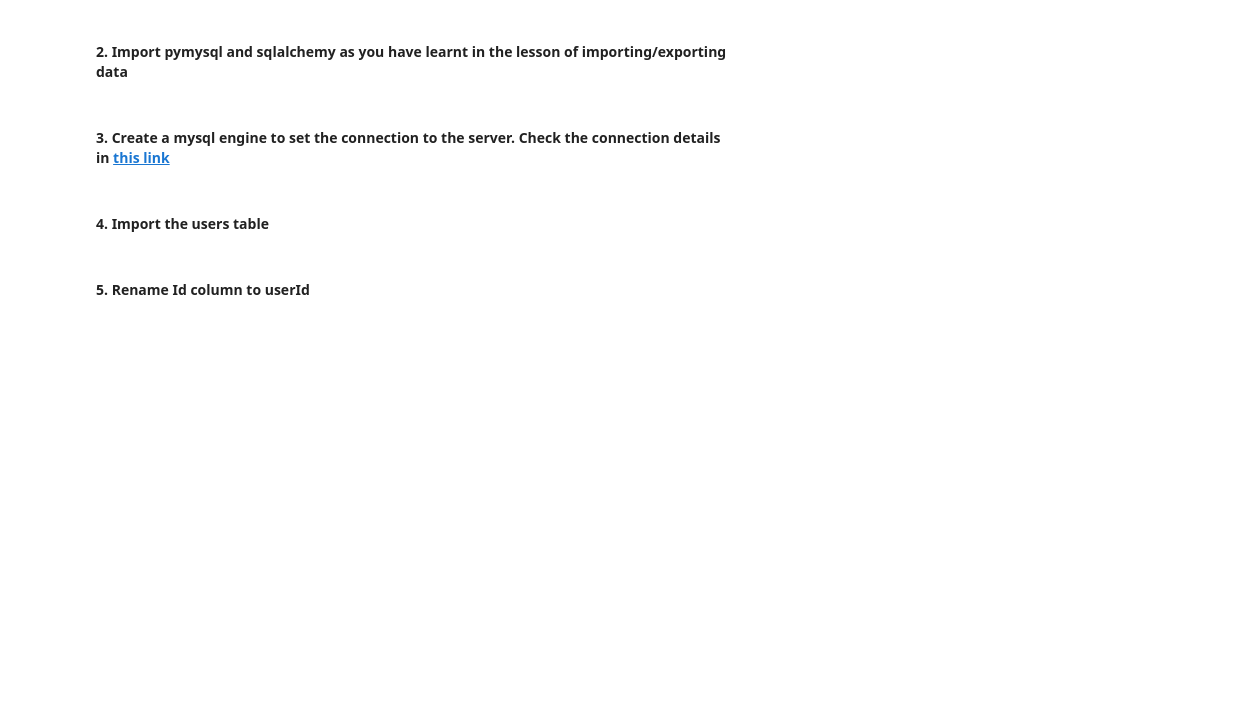
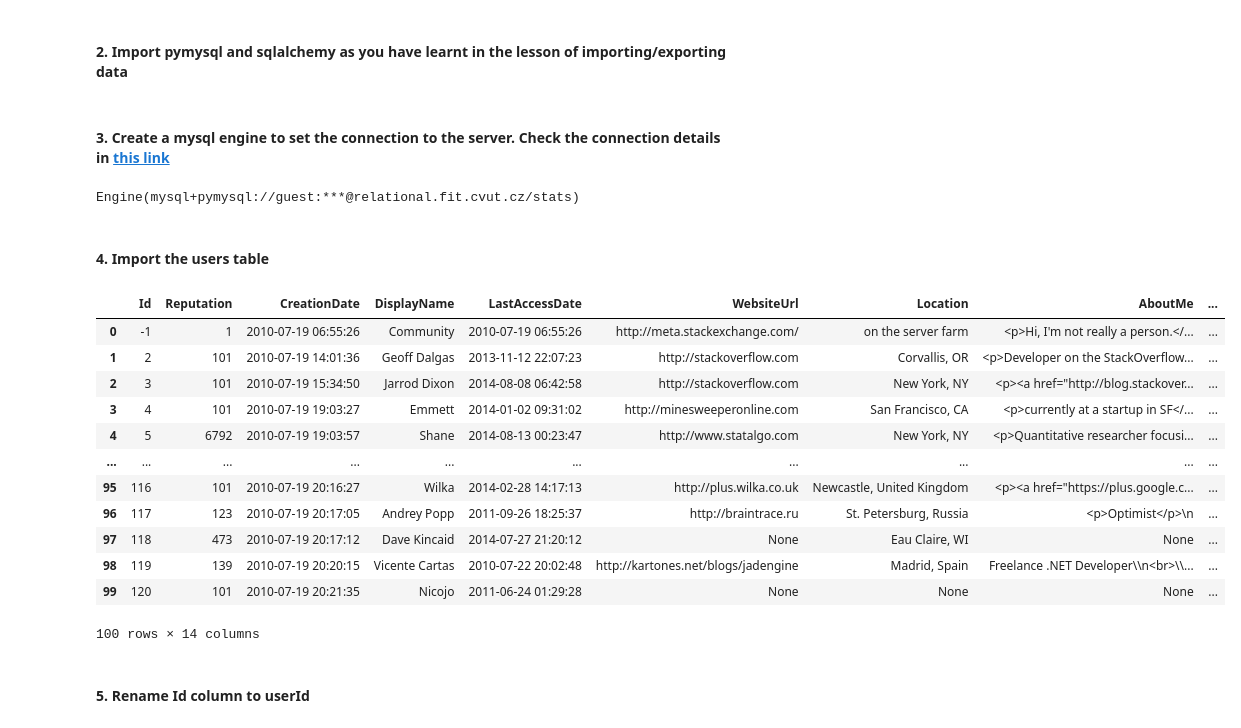
Before and after one commit to ta-data-mexpt/lab-data-cleaning, a Jupyter notebook: your-code/main.ipynb, the cells around one changed output. Saved outputs shown, nothing was run; the diff lists cells and outputs as text; code cells hidden in the pictures; blank space fills up the shorter version.

```diff
--- a/your-code/main.ipynb
+++ b/your-code/main.ipynb
@@ -5,6 +10,28 @@
 # %% [markdown]
 #### 3. Create a mysql engine to set the connection to the server. Check the connection details in [this link](https://relational.fit.cvut.cz/dataset/Stats)
+# %%
+engine = sqlalchemy.create_engine(f"mysql+pymysql://guest:relational@relational.fit.cvut.cz/stats")
+engine
+# %% [output]
+Engine(mysql+pymysql://guest:***@relational.fit.cvut.cz/stats)
 # %% [markdown]
 #### 4. Import the users table
+# %%
+users = pd.read_sql_query ("Select * from users limit 100", engine)
+users
+# %% [output]
+|  | Id | Reputation | CreationDate | DisplayName | LastAccessDate | WebsiteUrl | Location | AboutMe | ... |
+| 0 | -1 | 1 | 2010-07-19 06:55:26 | Community | 2010-07-19 06:55:26 | http://meta.stackexchange.com/ | on the server farm | <p>Hi, I'm not really a person.</... | ... |
+| 1 | 2 | 101 | 2010-07-19 14:01:36 | Geoff Dalgas | 2013-11-12 22:07:23 | http://stackoverflow.com | Corvallis, OR | <p>Developer on the StackOverflow... | ... |
+| 2 | 3 | 101 | 2010-07-19 15:34:50 | Jarrod Dixon | 2014-08-08 06:42:58 | http://stackoverflow.com | New York, NY | <p><a href="http://blog.stackover... | ... |
+| 3 | 4 | 101 | 2010-07-19 19:03:27 | Emmett | 2014-01-02 09:31:02 | http://minesweeperonline.com | San Francisco, CA | <p>currently at a startup in SF</... | ... |
+| 4 | 5 | 6792 | 2010-07-19 19:03:57 | Shane | 2014-08-13 00:23:47 | http://www.statalgo.com | New York, NY | <p>Quantitative researcher focusi... | ... |
+| ... | ... | ... | ... | ... | ... | ... | ... | ... | ... |
+| 95 | 116 | 101 | 2010-07-19 20:16:27 | Wilka | 2014-02-28 14:17:13 | http://plus.wilka.co.uk | Newcastle, United Kingdom | <p><a href="https://plus.google.c... | ... |
+| 96 | 117 | 123 | 2010-07-19 20:17:05 | Andrey Popp | 2011-09-26 18:25:37 | http://braintrace.ru | St. Petersburg, Russia | <p>Optimist</p>\n | ... |
+| 97 | 118 | 473 | 2010-07-19 20:17:12 | Dave Kincaid | 2014-07-27 21:20:12 | None | Eau Claire, WI | None | ... |
+| 98 | 119 | 139 | 2010-07-19 20:20:15 | Vicente Cartas | 2010-07-22 20:02:48 | http://kartones.net/blogs/jadengine | Madrid, Spain | Freelance .NET Developer\\n<br>\\... | ... |
+| 99 | 120 | 101 | 2010-07-19 20:21:35 | Nicojo | 2011-06-24 01:29:28 | None | None | None | ... |
+100 rows × 14 columns
 # %% [markdown]
 #### 5. Rename Id column to userId
```
Also changed, not shown: parts of 12 cells of this notebook.
